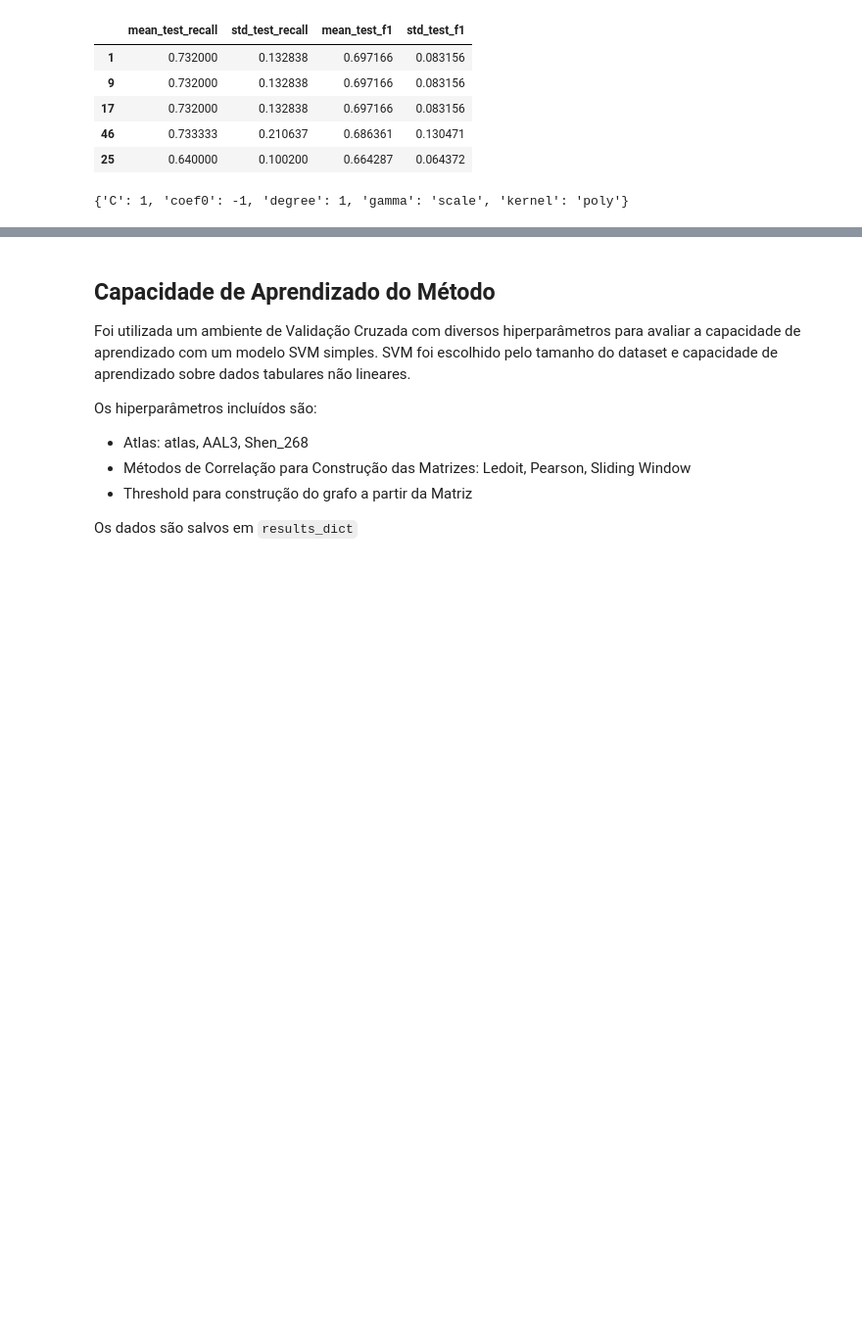
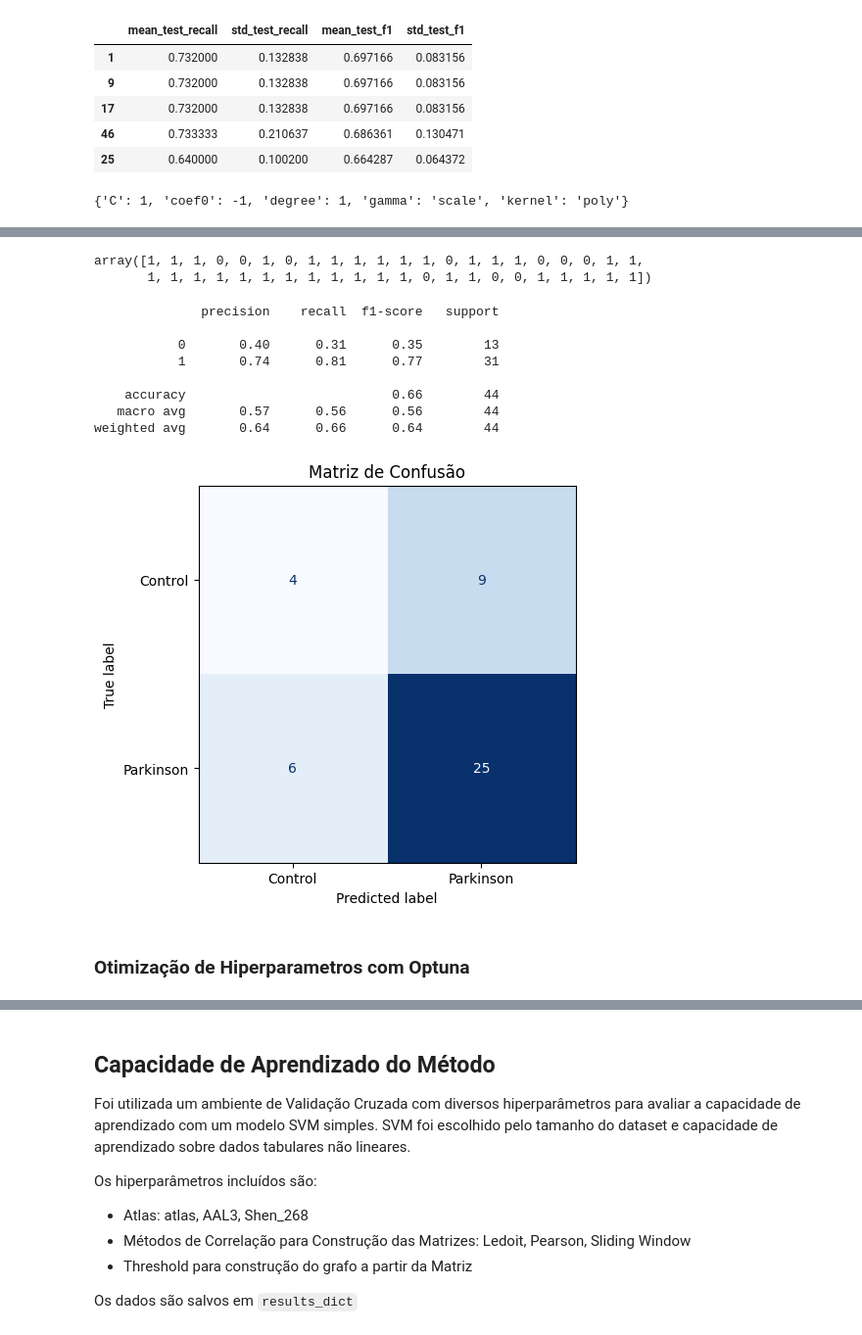
Before and after one commit to TheoRiffel/Parkinson-Diagnosis-Deeplearning, a Jupyter notebook: notebooks/4_laplacian.ipynb, the cells around one changed output, grey strips where cells are left out. Shown: that part at 98% size. Cells and saved outputs as stored; diff of their text form; code cells hidden in the pictures; blank space fills up the shorter version.

```diff
--- a/notebooks/4_laplacian.ipynb
+++ b/notebooks/4_laplacian.ipynb
@@ -180,0 +199,38 @@ pd.DataFrame(grid_search.cv_results_).loc[1].params
+# %%
+graph_laplacians = [
+    sp.sparse.csgraph.laplacian(nx.adjacency_matrix(matrix), normed=True)
+    for matrix in omst_graphs
+]
+# %%
+graph_connectivity = [
+    sp.sparse.linalg.eigs(laplacian, which='SR', k=10)[0][1:10].real
+    for laplacian in tqdm(graph_laplacians)
+]
+# %%
+# Dividindo os dados em 60 para treino, 20 para validação e 20 para teste
+X_train, X_test, y_train, y_test = train_test_split(graph_connectivity, y, test_size=0.2, random_state=RDN, stratify=y, shuffle=True)
+# %%
+optimized_params = {'C': 2, 'coef0': 5, 'degree': 5, 'gamma': 'scale', 'kernel': 'poly'}
+
+classifier = SVC(class_weight='balanced', **optimized_params)
+classifier.fit(X_train, y_train)
+y_pred = classifier.predict(X_test)
+y_pred
+# %% [output]
+array([1, 1, 1, 0, 0, 1, 0, 1, 1, 1, 1, 1, 1, 0, 1, 1, 1, 0, 0, 0, 1, 1,
+       1, 1, 1, 1, 1, 1, 1, 1, 1, 1, 1, 1, 0, 1, 1, 0, 0, 1, 1, 1, 1, 1])
+# %%
+print(classification_report(y_test, y_pred))
+confusion_matrix = parkinson.utils.results.plot_confusion_matrix(y_pred, y_test, class_names=['Control','Parkinson'])
+# %% [output]
+              precision    recall  f1-score   support
+
+           0       0.40      0.31      0.35        13
+           1       0.74      0.81      0.77        31
+
+    accuracy                           0.66        44
+   macro avg       0.57      0.56      0.56        44
+weighted avg       0.64      0.66      0.64        44
+[figure, added]
+# %% [markdown]
+### Otimização de Hiperparametros com Optuna
```
Also changed, not shown: parts of 22 cells of this notebook, 3 other files.
